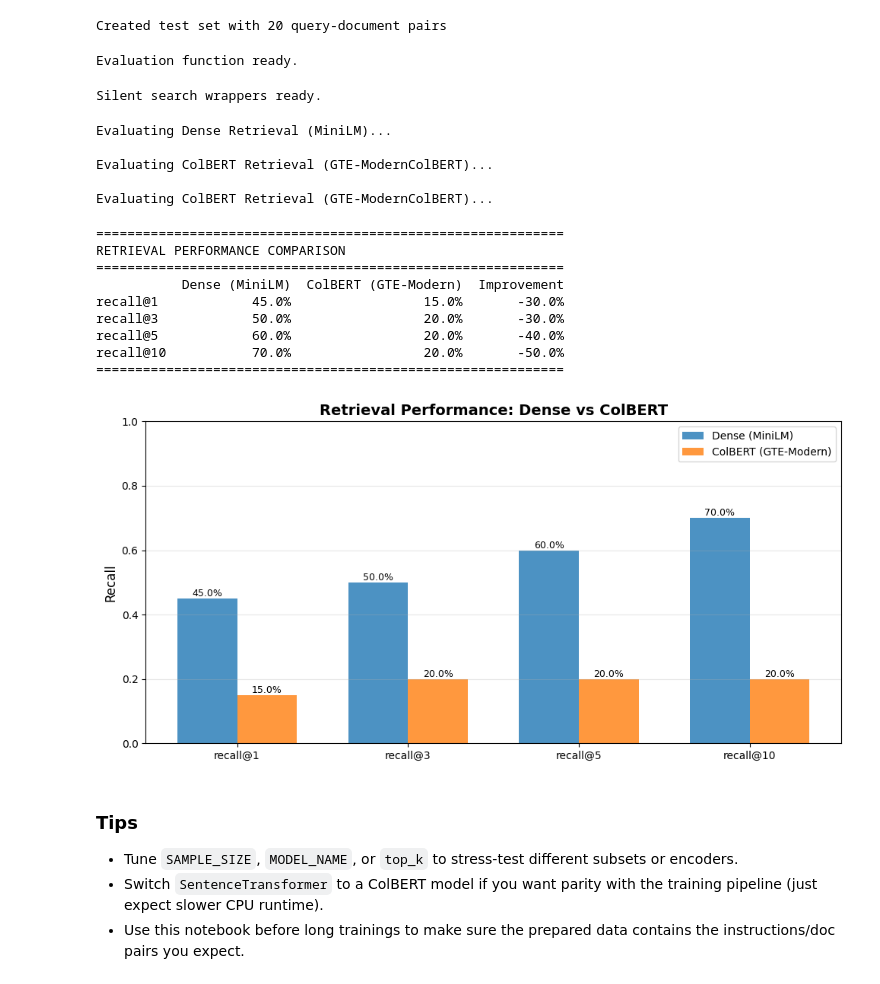
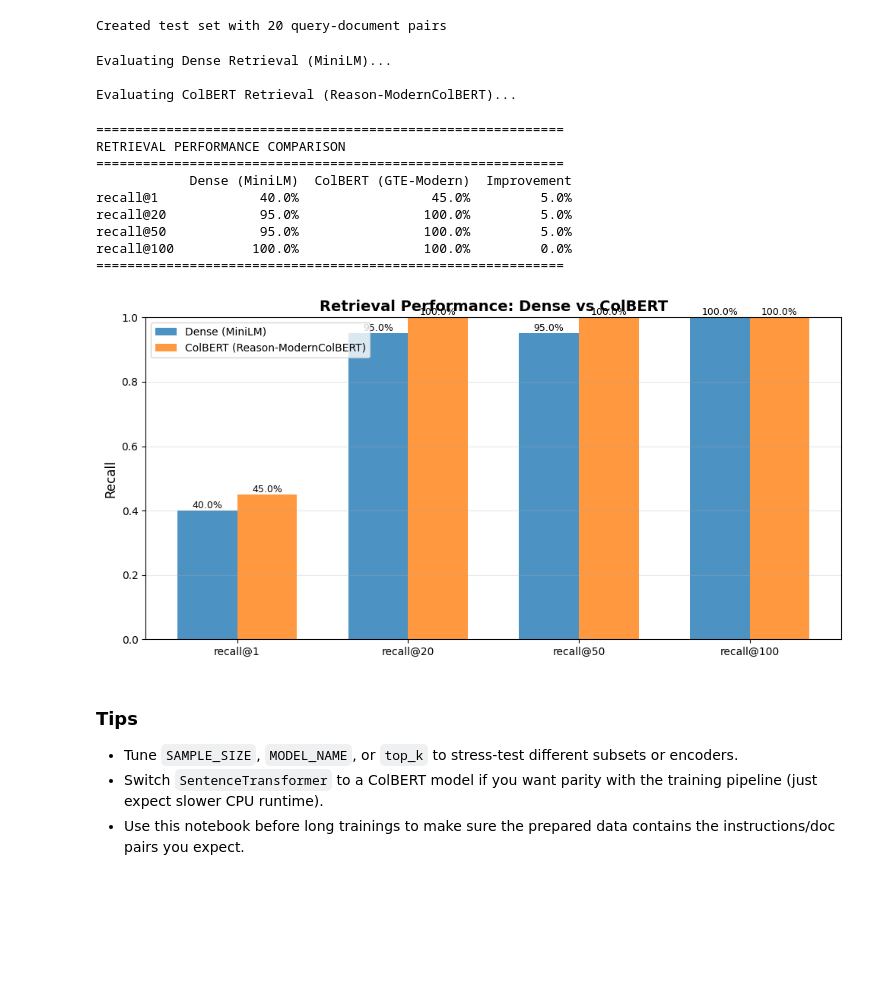
Before and after one commit to shishir-joshi/reasoning_embedder, a Jupyter notebook: notebooks/explore_prepared_dataset.ipynb, the cells around one changed output. Saved outputs shown, nothing was run; the diff lists cells and outputs as text; code cells hidden in the pictures; blank space fills up the shorter version.

```diff
--- a/notebooks/explore_prepared_dataset.ipynb
+++ b/notebooks/explore_prepared_dataset.ipynb
@@ -39,0 +43,19 @@ Use this notebook for a fast health-check of the `reason-prepare` output. It loa
+# %%
+import torch
+
+# Global device configuration (auto-detect best available)
+if torch.cuda.is_available():
+    DEVICE = "cuda"
+elif torch.backends.mps.is_available():
+    DEVICE = "mps"
+else:
+    DEVICE = "cpu"
+
+print(f"Using device: {DEVICE}")
+
+# Model configurations
+DENSE_MODEL = "sentence-transformers/all-MiniLM-L6-v2"
+COLBERT_MODEL = "lightonai/Reason-ModernColBERT"  # Updated model with proper context window
+
+print(f"Dense model: {DENSE_MODEL}")
+print(f"ColBERT model: {COLBERT_MODEL}")
@@ -176,9 +200,8 @@ for d, id in zip(doc_texts, doc_texts_with_instruction):
 from sentence_transformers import SentenceTransformer
 import torch
 
-MODEL_NAME = "sentence-transformers/all-MiniLM-L6-v2"
-print(f"Loading {MODEL_NAME} (CPU) ...")
-embedding_model = SentenceTransformer(MODEL_NAME, device="cpu")
+print(f"Loading {DENSE_MODEL} ({DEVICE}) ...")
+embedding_model = SentenceTransformer(DENSE_MODEL, device=DEVICE)
 
 # Use instruction-concatenated format for fair comparison with ColBERT
 print("Encoding documents with instructions (same format as ColBERT)...")
@@ -247,11 +240,10 @@ For higher retrieval quality with late-interaction models (matching the training
 # %%
 from pylate import models, indexes, retrieve
 
-COLBERT_MODEL = "lightonai/GTE-ModernColBERT-v1"
-print(f"Loading ColBERT model: {COLBERT_MODEL}")
+print(f"Loading ColBERT model: {COLBERT_MODEL}, ({DEVICE})")
 colbert_model = models.ColBERT(
     model_name_or_path=COLBERT_MODEL,
-    device="cpu",  # Use "mps" or "cuda" if available for faster encoding
+    device=DEVICE,
 )
 
 # Encode documents with ColBERT (multi-vector per document)
@@ -398,6 +368,9 @@ def evaluate_retrieval(queries: List[str], ground_truth_indices: List[int],
         # Extract retrieved document indices
         retrieved_indices = [r["subset_idx"] for r in results]
 
+        # print(f"Retrieved Indices: {retrieved_indices}")
+        # print(f"GT Indices: {gt_idx}")
+
         # Calculate recall@k for each k
         for k in k_values:
             top_k_indices = retrieved_indices[:k]
@@ -406,10 +379,6 @@ def evaluate_retrieval(queries: List[str], ground_truth_indices: List[int],
     # Average across all queries
     metrics = {metric: np.mean(values) for metric, values in recalls.items()}
     return metrics
-
-print("Evaluation function ready.")
-# %% [output]
-Evaluation function ready.
 # %%
 # Wrapper to suppress print output during evaluation
 def search_silent(query: str, top_k: int = 5) -> List[dict]:
@@ -452,17 +421,13 @@ def search_colbert_silent(query: str, top_k: int = 5) -> List[dict]:
             "text": doc_texts[array_idx],
         })
     return results
-
-print("Silent search wrappers ready.")
-# %% [output]
-Silent search wrappers ready.
 # %%
 # Run evaluation on both methods
 print("Evaluating Dense Retrieval (MiniLM)...")
-dense_metrics = evaluate_retrieval(test_queries, test_ground_truth, search_silent)
+dense_metrics = evaluate_retrieval(test_queries, test_ground_truth, search_silent, k_values=[1, 20, 50, 100])
 
-print("\nEvaluating ColBERT Retrieval (GTE-ModernColBERT)...")
-colbert_metrics = evaluate_retrieval(test_queries, test_ground_truth, search_colbert_silent)
+print("\nEvaluating ColBERT Retrieval (Reason-ModernColBERT)...")
+colbert_metrics = evaluate_retrieval(test_queries, test_ground_truth, search_colbert_silent, k_values=[1, 20, 50, 100])
 
 # Display comparison - convert all to lists for consistent DataFrame construction
 comparison_df = pd.DataFrame({
@@ -479,48 +444,46 @@ print("="*60)
 # %% [output]
 Evaluating Dense Retrieval (MiniLM)...
 
-Evaluating ColBERT Retrieval (GTE-ModernColBERT)...
-
-Evaluating ColBERT Retrieval (GTE-ModernColBERT)...
+Evaluating ColBERT Retrieval (Reason-ModernColBERT)...
 ============================================================
 RETRIEVAL PERFORMANCE COMPARISON
 ============================================================
-           Dense (MiniLM)  ColBERT (GTE-Modern)  Improvement
-recall@1            45.0%                 15.0%       -30.0%
-recall@3            50.0%                 20.0%       -30.0%
-recall@5            60.0%                 20.0%       -40.0%
-recall@10           70.0%                 20.0%       -50.0%
+            Dense (MiniLM)  ColBERT (GTE-Modern)  Improvement
+recall@1             40.0%                 45.0%         5.0%
+recall@20            95.0%                100.0%         5.0%
+recall@50            95.0%                100.0%         5.0%
+recall@100          100.0%                100.0%         0.0%
 ============================================================
 # %%
 # Visualize comparison
 import matplotlib.pyplot as plt
 
 fig, ax = plt.subplots(figsize=(10, 5))
 x = np.arange(len(dense_metrics))
 width = 0.35
 
 bars1 = ax.bar(x - width/2, list(dense_metrics.values()), width, label='Dense (MiniLM)', alpha=0.8)
-bars2 = ax.bar(x + width/2, list(colbert_metrics.values()), width, label='ColBERT (GTE-Modern)', alpha=0.8)
+bars2 = ax.bar(x + width/2, list(colbert_metrics.values()), width, label='ColBERT (Reason-ModernColBERT)', alpha=0.8)
 
 ax.set_ylabel('Recall', fontsize=12)
 ax.set_title('Retrieval Performance: Dense vs ColBERT', fontsize=14, fontweight='bold')
 ax.set_xticks(x)
 ax.set_xticklabels(list(dense_metrics.keys()))
 ax.legend()
 ax.grid(axis='y', alpha=0.3)
 ax.set_ylim(0, 1.0)
 
 # Add value labels on bars
 for bars in [bars1, bars2]:
     for bar in bars:
         height = bar.get_height()
         ax.text(bar.get_x() + bar.get_width()/2., height,
                 f'{height:.1%}', ha='center', va='bottom', fontsize=9)
 
 plt.tight_layout()
 plt.show()
 # %% [output]
-[figure, old version]
+[figure, new version]
 # %% [markdown]
 ### Tips
 - Tune `SAMPLE_SIZE`, `MODEL_NAME`, or `top_k` to stress-test different subsets or encoders.
```
Also changed, not shown: parts of 21 cells of this notebook, 2 other files.
